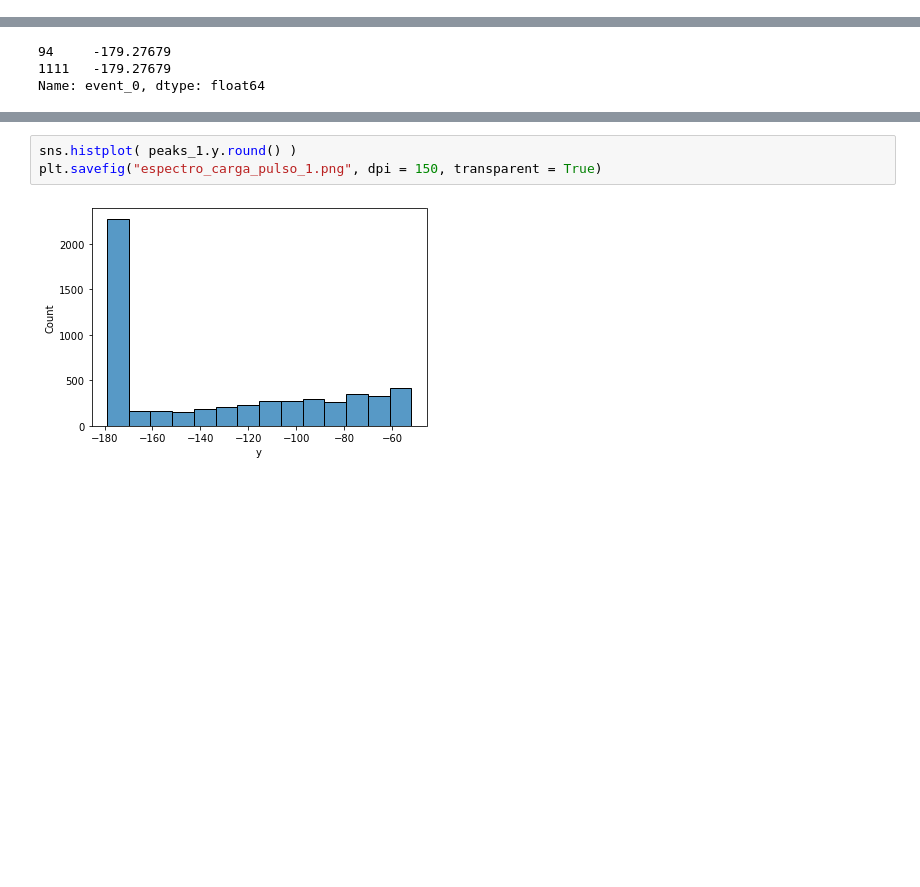
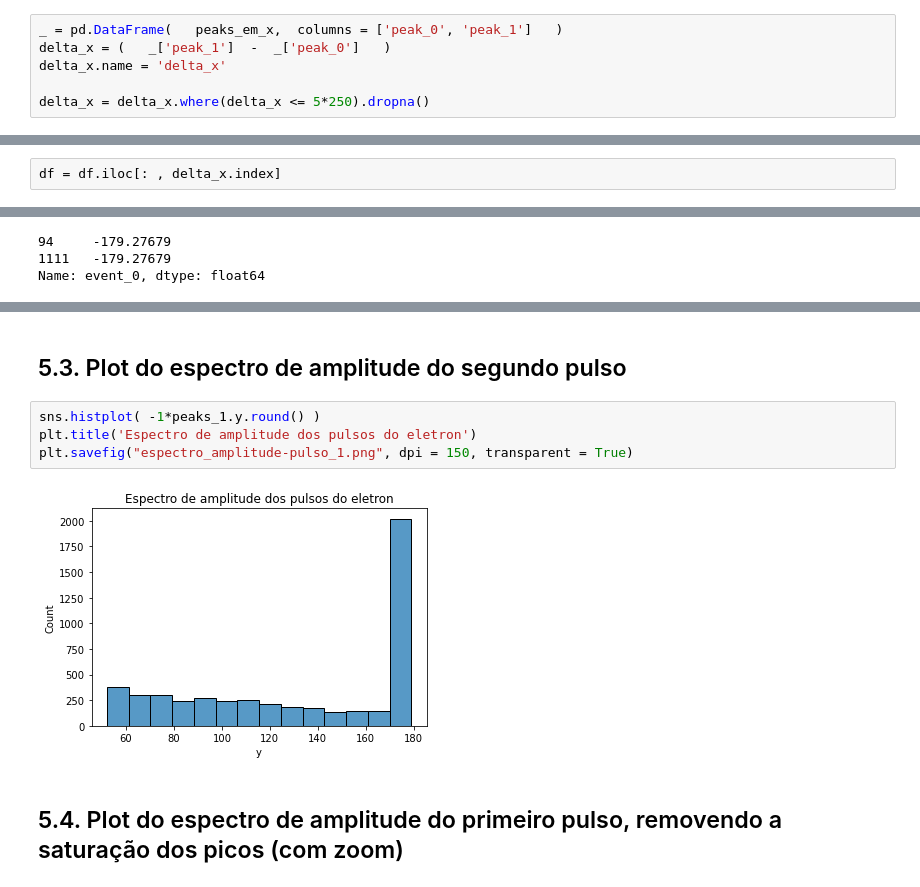
Before and after one commit to afauth/mudecay, a Jupyter notebook: espectro-carga-e-pico_v03.ipynb, the cells around one changed output, grey strips where cells are left out. Drawn from its saved outputs; the diff is of its cells as text; blank space fills up the shorter version.

```diff
--- a/espectro-carga-e-pico_v03.ipynb
+++ b/espectro-carga-e-pico_v03.ipynb
@@ -314,0 +311,6 @@ array([  94, 1111], dtype=int64)
+# %%
+_ = pd.DataFrame(   peaks_em_x,  columns = ['peak_0', 'peak_1']   )
+delta_x = (   _['peak_1']  -  _['peak_0']   )
+delta_x.name = 'delta_x'
+
+delta_x = delta_x.where(delta_x <= 5*250).dropna()
@@ -315 +319,3 @@ array([  94, 1111], dtype=int64)
+# %%
+df = df.iloc[: , delta_x.index]
 # %% [markdown]
@@ -413,5 +443,10 @@ Name: y, Length: 127, dtype: int64
+# %% [markdown]
+## 5.3. Plot do espectro de amplitude do segundo pulso
 # %%
-sns.histplot( peaks_1.y.round() )
-plt.savefig("espectro_carga_pulso_1.png", dpi = 150, transparent = True)
+sns.histplot( -1*peaks_1.y.round() )
+plt.title('Espectro de amplitude dos pulsos do eletron')
+plt.savefig("espectro_amplitude-pulso_1.png", dpi = 150, transparent = True)
 # %% [output]
-[figure, old version]
+[figure, new version]
+# %% [markdown]
+## 5.4. Plot do espectro de amplitude do primeiro pulso, removendo a saturação dos picos (com zoom)
```
Also changed, not shown: parts of 55 cells of this notebook, 10 other files.
